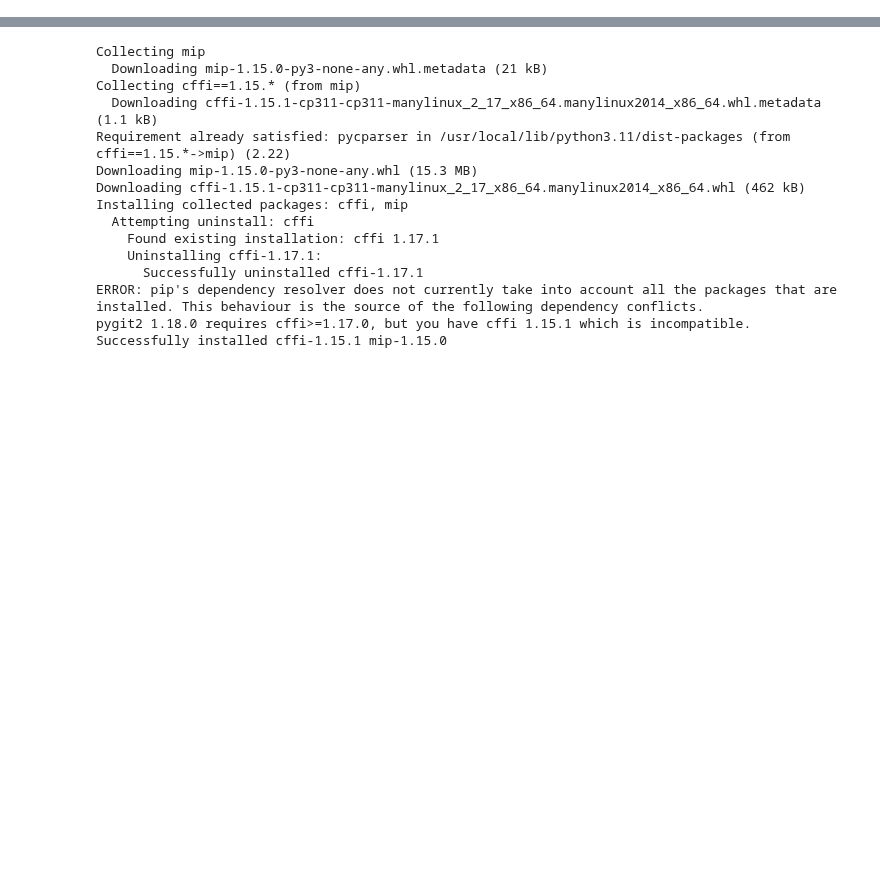
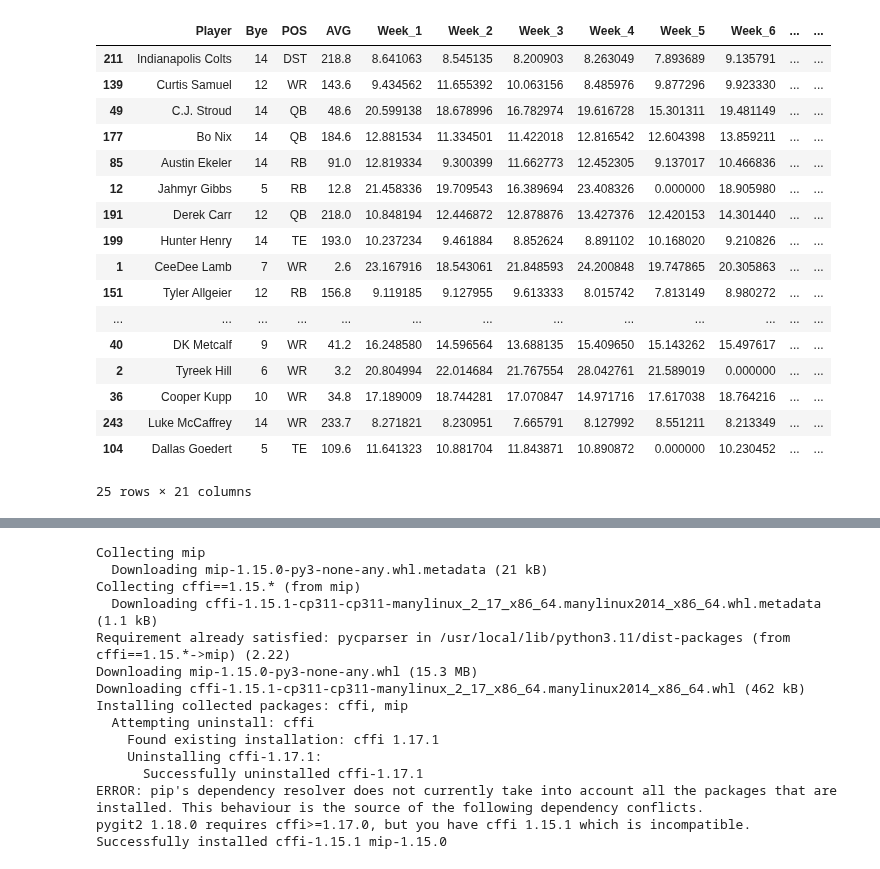
Before and after one commit to alexk2206/Data_Driven_Fantasy_Football, a Jupyter notebook: re_creation.ipynb, the cells around one changed output, grey strips where cells are left out. Cells and saved outputs as stored; diff of their text form; code cells hidden in the pictures; blank space fills up the shorter version.

```diff
--- a/re_creation.ipynb
+++ b/re_creation.ipynb
@@ -8,5 +9,19 @@ file_path = 'https://raw.githubusercontent.com/alexk2206/Data_Driven_Fantasy_Foo
 df = pd.read_csv(file_path)#, on_bad_lines='skip')
 df['POS'] = df['POS'].str.replace('\d+', '', regex=True)
 
-df
+def extract_numbers(s):
+    if pd.isna(s):
+        return None
+    numbers = re.findall(r'\d+', str(s))
+    if numbers:
+        return int(numbers[0])
+    return None
+
+df_small = df[['Player', 'Bye', 'POS', 'AVG']].head(250).copy()
+df_small['Bye'] = df_small['Bye'].apply(extract_numbers)
+df_small['Bye'] = df_small['Bye'].fillna(0).astype(int)
+
+df_small.info()
+print(df_small.value_counts('POS'))
+print(df_small.head(20))
 # %% [output]
@@ -25,0 +45,55 @@ df
+# %%
+# Anzahl der Wochen
+number_of_weeks = 17
+
+# Wochen-Spaltennamen
+weekly_columns = [f"Week_{i+1}" for i in range(number_of_weeks)]
+
+# Skalierungsfunktion
+def final_projection_base(avg, pos, max_val=22, min_val=7, k=50, c=1.5):
+    base = min_val + (max_val - min_val) * (1 / (1 + (avg / k) ** c))
+    if pos == "QB":
+        base += 4  # QB-Bonus
+    return base
+
+final_projections = []
+for _, row in df_small.iterrows():
+    base_score = final_projection_base(row['AVG'], row['POS'])
+
+    # Erstellen der weekly projections
+    weekly_proj = []
+    for week in range(number_of_weeks):
+        # Überprüfen, ob die aktuelle Woche (week + 1) mit der Bye-Woche des Spielers übereinstimmt
+        if (week + 1) == row['Bye']:  # Woche des Spielers = Bye-Woche?
+            weekly_proj.append(0.0)  # Projektion auf 0 setzen
+        else:
+            weekly_proj.append(base_score + np.random.normal(0, base_score * 0.1))  # Zufällige Variation
+
+    final_projections.append(weekly_proj)
+
+# Projektionen in DataFrame einfügen
+f = df_small[["Player", "Bye", "POS", "AVG"]].copy()
+for i, col in enumerate(weekly_columns):
+    f[col] = [proj[i] for proj in final_projections]
+
+# Zeige eine zufällige Stichprobe der ersten 25 Zeilen
+f.sample(25)
+# %% [output]
+|  | Player | Bye | POS | AVG | Week_1 | Week_2 | Week_3 | Week_4 | Week_5 | Week_6 | ... | ... |
+| 211 | Indianapolis Colts | 14 | DST | 218.8 | 8.641063 | 8.545135 | 8.200903 | 8.263049 | 7.893689 | 9.135791 | ... | ... |
+| 139 | Curtis Samuel | 12 | WR | 143.6 | 9.434562 | 11.655392 | 10.063156 | 8.485976 | 9.877296 | 9.923330 | ... | ... |
+| 49 | C.J. Stroud | 14 | QB | 48.6 | 20.599138 | 18.678996 | 16.782974 | 19.616728 | 15.301311 | 19.481149 | ... | ... |
+| 177 | Bo Nix | 14 | QB | 184.6 | 12.881534 | 11.334501 | 11.422018 | 12.816542 | 12.604398 | 13.859211 | ... | ... |
+| 85 | Austin Ekeler | 14 | RB | 91.0 | 12.819334 | 9.300399 | 11.662773 | 12.452305 | 9.137017 | 10.466836 | ... | ... |
+| 12 | Jahmyr Gibbs | 5 | RB | 12.8 | 21.458336 | 19.709543 | 16.389694 | 23.408326 | 0.000000 | 18.905980 | ... | ... |
+| 191 | Derek Carr | 12 | QB | 218.0 | 10.848194 | 12.446872 | 12.878876 | 13.427376 | 12.420153 | 14.301440 | ... | ... |
+| 199 | Hunter Henry | 14 | TE | 193.0 | 10.237234 | 9.461884 | 8.852624 | 8.891102 | 10.168020 | 9.210826 | ... | ... |
+| 1 | CeeDee Lamb | 7 | WR | 2.6 | 23.167916 | 18.543061 | 21.848593 | 24.200848 | 19.747865 | 20.305863 | ... | ... |
+| 151 | Tyler Allgeier | 12 | RB | 156.8 | 9.119185 | 9.127955 | 9.613333 | 8.015742 | 7.813149 | 8.980272 | ... | ... |
+| ... | ... | ... | ... | ... | ... | ... | ... | ... | ... | ... | ... | ... |
+| 40 | DK Metcalf | 9 | WR | 41.2 | 16.248580 | 14.596564 | 13.688135 | 15.409650 | 15.143262 | 15.497617 | ... | ... |
+| 2 | Tyreek Hill | 6 | WR | 3.2 | 20.804994 | 22.014684 | 21.767554 | 28.042761 | 21.589019 | 0.000000 | ... | ... |
+| 36 | Cooper Kupp | 10 | WR | 34.8 | 17.189009 | 18.744281 | 17.070847 | 14.971716 | 17.617038 | 18.764216 | ... | ... |
+| 243 | Luke McCaffrey | 14 | WR | 233.7 | 8.271821 | 8.230951 | 7.665791 | 8.127992 | 8.551211 | 8.213349 | ... | ... |
+| 104 | Dallas Goedert | 5 | TE | 109.6 | 11.641323 | 10.881704 | 11.843871 | 10.890872 | 0.000000 | 10.230452 | ... | ... |
+25 rows × 21 columns
```
Also changed, not shown: parts of 6 cells of this notebook.
